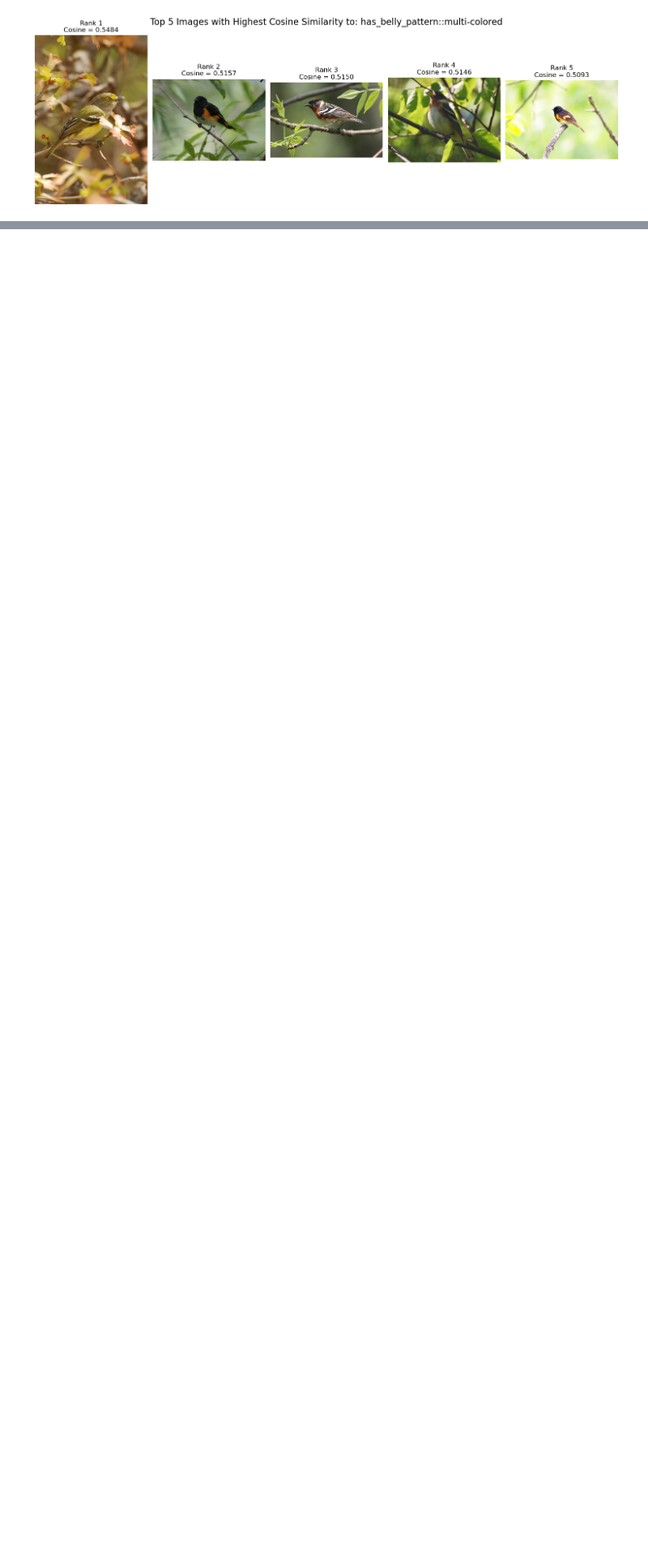
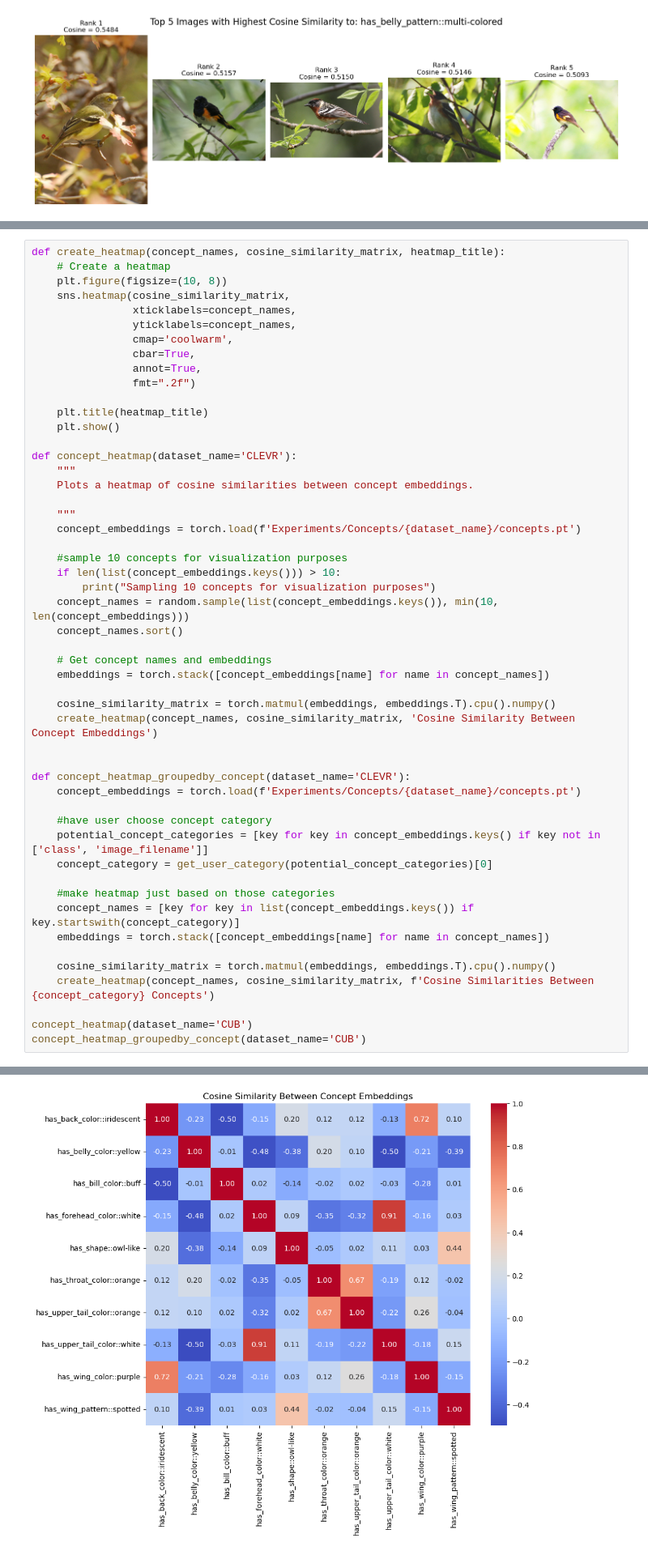
Before and after one commit to cassandra-goldberg/Calibrated_Concepts, a Jupyter notebook: Experiments/Compute-Concepts.ipynb, the cells around one changed output, grey strips where cells are left out. Shown at 81% size. Saved outputs shown, nothing was run; the diff lists cells and outputs as text; blank space fills up the shorter version.

Commit message:
added more concept visualization tools

```diff
--- a/Experiments/Compute-Concepts.ipynb
+++ b/Experiments/Compute-Concepts.ipynb
@@ -317,0 +325,52 @@ Enter the number of the specific concept you want to choose (1-4):  1
+# %%
+def create_heatmap(concept_names, cosine_similarity_matrix, heatmap_title):
+    # Create a heatmap
+    plt.figure(figsize=(10, 8))
+    sns.heatmap(cosine_similarity_matrix,
+                xticklabels=concept_names,
+                yticklabels=concept_names,
+                cmap='coolwarm',
+                cbar=True,
+                annot=True,
+                fmt=".2f")
+
+    plt.title(heatmap_title)
+    plt.show()
+
+def concept_heatmap(dataset_name='CLEVR'):
+    """
+    Plots a heatmap of cosine similarities between concept embeddings.
+
+    """
+    concept_embeddings = torch.load(f'Experiments/Concepts/{dataset_name}/concepts.pt')
+
+    #sample 10 concepts for visualization purposes
+    if len(list(concept_embeddings.keys())) > 10:
+        print("Sampling 10 concepts for visualization purposes")
+    concept_names = random.sample(list(concept_embeddings.keys()), min(10, len(concept_embeddings)))
+    concept_names.sort()
+
+    # Get concept names and embeddings
+    embeddings = torch.stack([concept_embeddings[name] for name in concept_names])
+
+    cosine_similarity_matrix = torch.matmul(embeddings, embeddings.T).cpu().numpy()
+    create_heatmap(concept_names, cosine_similarity_matrix, 'Cosine Similarity Between Concept Embeddings')
+
+
+def concept_heatmap_groupedby_concept(dataset_name='CLEVR'):
+    concept_embeddings = torch.load(f'Experiments/Concepts/{dataset_name}/concepts.pt')
+
+    #have user choose concept category
+    potential_concept_categories = [key for key in concept_embeddings.keys() if key not in ['class', 'image_filename']]
+    concept_category = get_user_category(potential_concept_categories)[0]
+
+    #make heatmap just based on those categories
+    concept_names = [key for key in list(concept_embeddings.keys()) if key.startswith(concept_category)]
+    embeddings = torch.stack([concept_embeddings[name] for name in concept_names])
+
+    cosine_similarity_matrix = torch.matmul(embeddings, embeddings.T).cpu().numpy()
+    create_heatmap(concept_names, cosine_similarity_matrix, f'Cosine Similarities Between {concept_category} Concepts')
+
+concept_heatmap(dataset_name='CUB')
+concept_heatmap_groupedby_concept(dataset_name='CUB')
+# %% [output]
@@ -317,0 +378 @@ Enter the number of the specific concept you want to choose (1-4):  1
+[figure, added]
```
Also changed, not shown: parts of 6 cells of this notebook, 1 other file.
